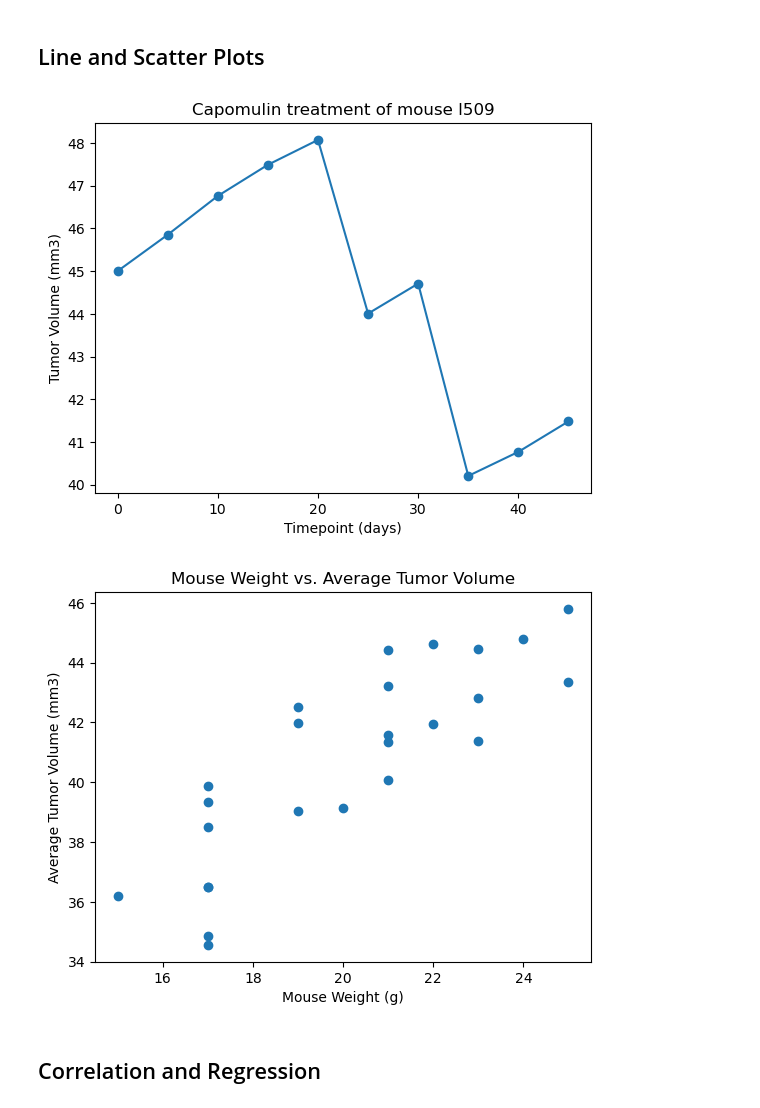
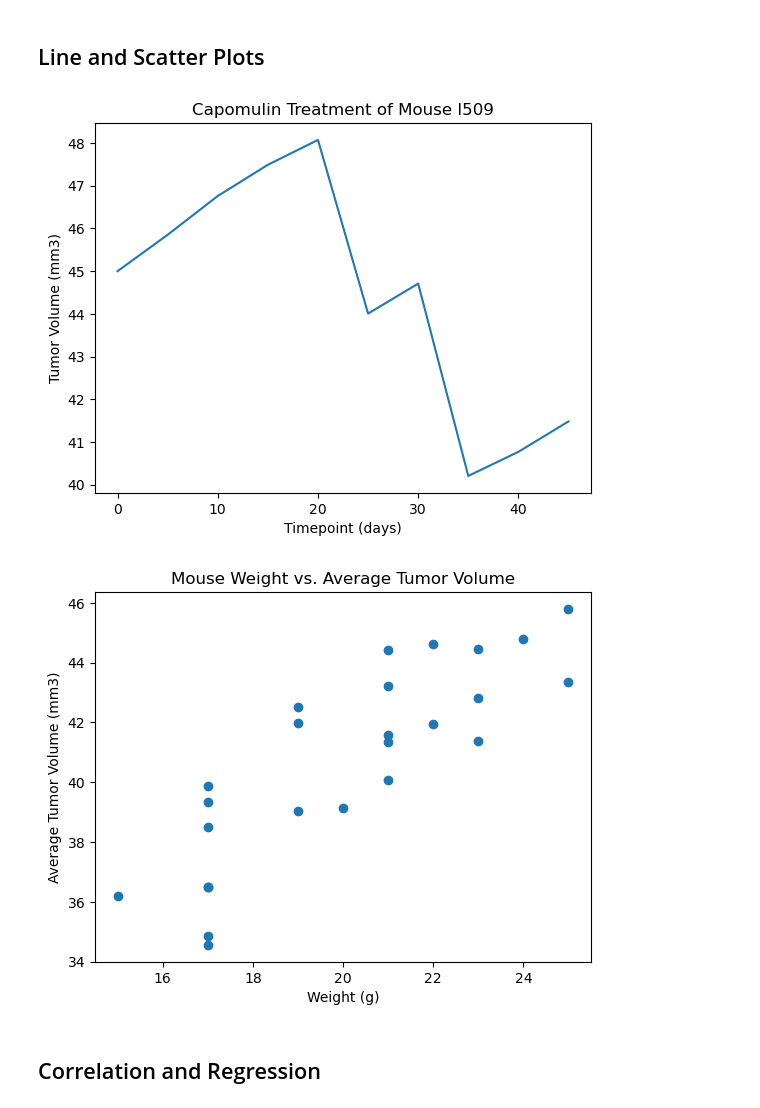
Before and after one commit to hhodek/DataVisChallenge, a Jupyter notebook: Pymaceuticals/pymaceuticals_starter.ipynb, the cells around one changed output. Drawn from its saved outputs; the diff is of its cells as text; code cells hidden in the pictures.

```diff
--- a/Pymaceuticals/pymaceuticals_starter.ipynb
+++ b/Pymaceuticals/pymaceuticals_starter.ipynb
@@ -269,42 +265,31 @@ plt.show()
 # %%
 # Generate a line plot of tumor volume vs. time point for a single mouse treated with Capomulin
 capomulin = cleaned_df[cleaned_df['Drug Regimen'] == 'Capomulin']
 
 mouse_id = 'l509'
 
 mouse_df = capomulin[capomulin['Mouse ID'] == mouse_id]
 
-plt.plot(mouse_df['Timepoint'], mouse_df['Tumor Volume (mm3)'], marker='o')
+plt.plot(mouse_df['Timepoint'], mouse_df['Tumor Volume (mm3)'])
 
-plt.title(f'Capomulin treatment of mouse {mouse_id}')
+plt.title(f'Capomulin Treatment of Mouse {mouse_id}')
 plt.xlabel('Timepoint (days)')
 plt.ylabel('Tumor Volume (mm3)')
 plt.show()
 # %% [output]
-[figure, old version]
+[figure, new version]
 # %%
 # Generate a scatter plot of mouse weight vs. the average observed tumor volume for the entire Capomulin regimen
 # Filter the data for Capomulin regimen
-
-# Get the mouse weights
 mouse_weights = capomulin.groupby("Mouse ID")["Weight (g)"].mean()
-
-# Calculate the average observed tumor volume
 avg_tumor_volume = capomulin.groupby('Mouse ID')['Tumor Volume (mm3)'].mean()
 
-# Generate the scatter plot
 plt.scatter(mouse_weights, avg_tumor_volume)
-
-# Set the title and labels
 plt.title("Mouse Weight vs. Average Tumor Volume")
-plt.xlabel("Mouse Weight (g)")
+plt.xlabel("Weight (g)")
 plt.ylabel("Average Tumor Volume (mm3)")
-
-
-
-# Display the plot
 plt.show()
 # %% [output]
-[figure, old version]
+[figure, new version]
 # %% [markdown]
 ## Correlation and Regression
```
Also changed, not shown: parts of 9 cells of this notebook, 1 other file.
